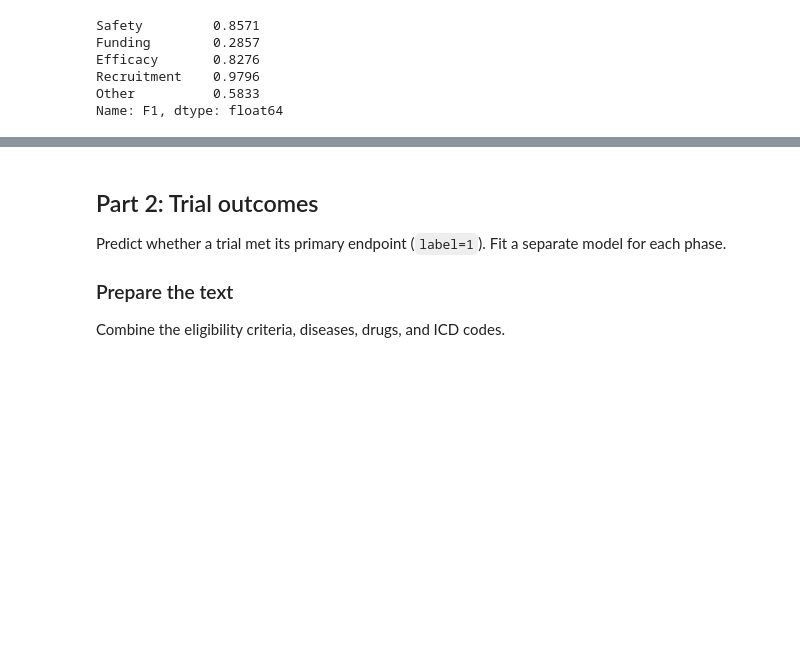
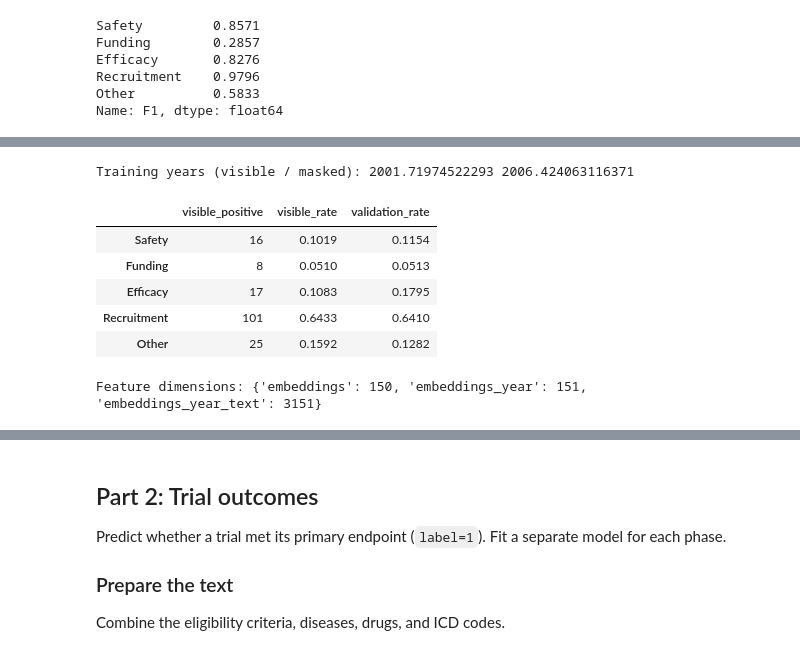
Before and after one commit to jontumalle/applied-ml-midterm, a Jupyter notebook: CS5785_Midterm_Starter.ipynb, the cells around one changed output, grey strips where cells are left out. Cells and saved outputs as stored; diff of their text form; code cells hidden in the pictures; blank space fills up the shorter version.

```diff
--- a/CS5785_Midterm_Starter.ipynb
+++ b/CS5785_Midterm_Starter.ipynb
@@ -94,0 +95,68 @@ Use at least one unsupervised method, such as K-means or GMM, to recover the mis
+# %%
+import json
+import warnings
+import numpy as np
+from scipy import sparse
+from sklearn.cluster import KMeans
+from sklearn.mixture import GaussianMixture
+from sklearn.feature_extraction.text import TfidfVectorizer
+from sklearn.exceptions import ConvergenceWarning
+from threadpoolctl import threadpool_limits
+
+RESULTS_DIR = PROJECT_DIR / "part1-results"
+RESULTS_DIR.mkdir(exist_ok=True)
+label_mask = labeled.to_numpy()
+y_known = y_train.to_numpy(dtype=int)
+y_validation = y_val.to_numpy(dtype=int)
+assert label_mask.sum() == 157 and (~label_mask).sum() == 1014
+assert reason_train.loc[~labeled, labels].eq(-100).all().all()
+assert np.isin(y_known, [0, 1]).all()
+assert not set(reason_train.ID) & set(reason_val.ID)
+assert not set(reason_train.ID) & set(reason_test.ID)
+assert not set(reason_val.ID) & set(reason_test.ID)
+
+label_summary = pd.DataFrame({
+    "visible_positive": y_known.sum(axis=0),
+    "visible_rate": y_known.mean(axis=0),
+    "validation_rate": y_validation.mean(axis=0)
+}, index=labels)
+print("Training years (visible / masked):",
+      reason_train.loc[labeled, "start_year"].mean(),
+      reason_train.loc[~labeled, "start_year"].mean())
+display(label_summary.round(4))
+
+# All feature transformers learn only from training rows.
+year_scaler = StandardScaler()
+years = [year_scaler.fit_transform(reason_train[["start_year"]]),
+         year_scaler.transform(reason_val[["start_year"]]),
+         year_scaler.transform(reason_test[["start_year"]])]
+embedding_sets = [sparse.csr_matrix(x) for x in (X_train, X_val, X_test)]
+feature_sets = {
+    "embeddings": tuple(embedding_sets),
+    "embeddings_year": tuple(sparse.hstack([x, year], format="csr")
+                             for x, year in zip(embedding_sets, years))
+}
+reason_text_columns = ["criteria", "diseases_cleaned", "drugs", "icdcodes",
+                       "drug_targets", "drug_actions", "drug_pathways"]
+def reason_text(frame):
+    return frame[reason_text_columns].fillna("").agg(" ".join, axis=1)
+
+reason_vectorizer = TfidfVectorizer(min_df=3, max_features=3000,
+                                   ngram_range=(1, 1), sublinear_tf=True)
+text_sets = [reason_vectorizer.fit_transform(reason_text(reason_train)),
+             reason_vectorizer.transform(reason_text(reason_val)),
+             reason_vectorizer.transform(reason_text(reason_test))]
+feature_sets["embeddings_year_text"] = tuple(
+    sparse.hstack([x, year, text], format="csr")
+    for x, year, text in zip(embedding_sets, years, text_sets)
+)
+print("Feature dimensions:", {name: data[0].shape[1] for name, data in feature_sets.items()})
+# %% [output]
+Training years (visible / masked): 2001.71974522293 2006.424063116371
+|  | visible_positive | visible_rate | validation_rate |
+| Safety | 16 | 0.1019 | 0.1154 |
+| Funding | 8 | 0.0510 | 0.0513 |
+| Efficacy | 17 | 0.1083 | 0.1795 |
+| Recruitment | 101 | 0.6433 | 0.6410 |
+| Other | 25 | 0.1592 | 0.1282 |
+Feature dimensions: {'embeddings': 150, 'embeddings_year': 151, 'embeddings_year_text': 3151}
```
Also changed, not shown: parts of 9 cells of this notebook, 14 other files.
